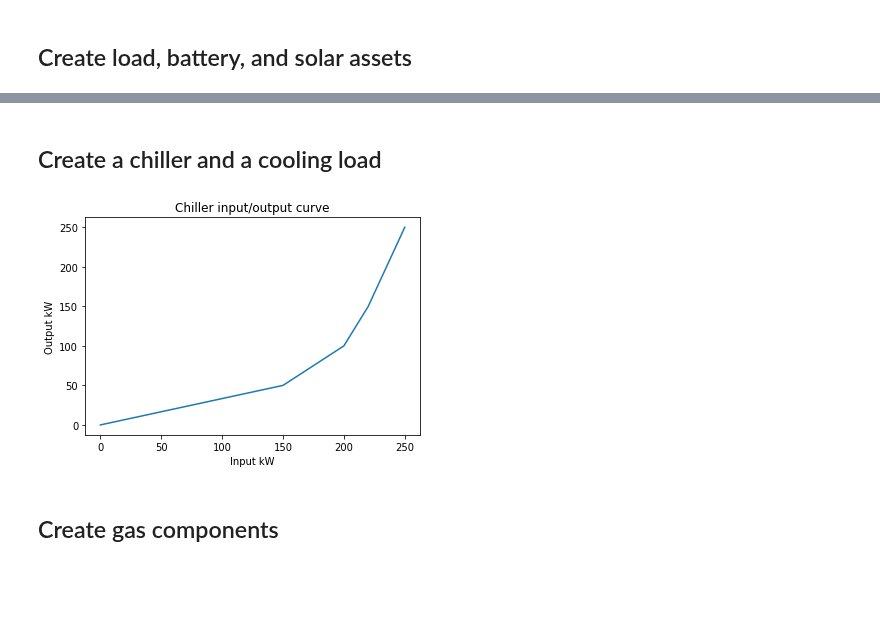
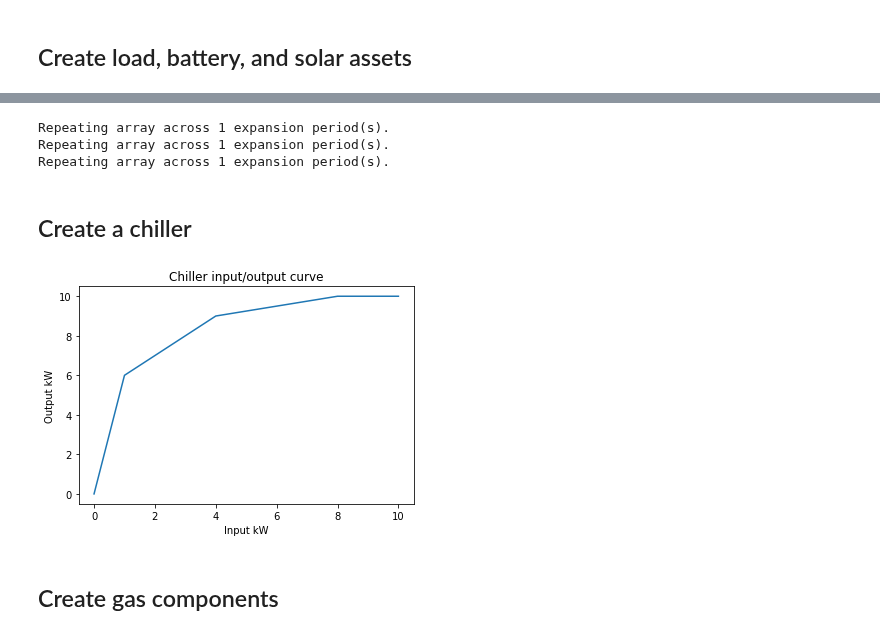
Before and after one commit to bsgip/echo, a Jupyter notebook: scripts/jupyter_examples/f&s_demo.ipynb, the cells around one changed output, grey strips where cells are left out. Saved outputs shown, nothing was run; the diff lists cells and outputs as text; code cells hidden in the pictures; blank space fills up the shorter version.

```diff
--- a/scripts/jupyter_examples/f&s_demo.ipynb
+++ b/scripts/jupyter_examples/f&s_demo.ipynb
@@ -115,34 +113,47 @@ battery_node.ports['battery'] = battery_port
+# %%
+# format as dicts
+ub_dict = generate_dict_with_pyomo_keys_from_array(daily_ub*7, time_periods)
+lb_dict = generate_dict_with_pyomo_keys_from_array(daily_lb*7, time_periods)
+ambient_dict = generate_dict_with_pyomo_keys_from_array(ambient_week, time_periods)
+
+thermal_load = ThermalNode(node_name='thermal_load',
+                           temp_ub = ub_dict,
+                           temp_lb = lb_dict,
+                           external_temp = ambient_dict,
+                           temp_to_energy_coef=1,
+                           loss_factor = 0.05,
+                           gain_factor = 0.05,
+                           )
+# Add separate heating and cooling ports
+thermal_load.ports['heating'] = ThermalPort(flows=Flows.Import)
+thermal_load.ports['cooling'] = ThermalPort(flows=Flows.Export)
+# %% [output]
+Repeating array across 1 expansion period(s).
+Repeating array across 1 expansion period(s).
+Repeating array across 1 expansion period(s).
 # %% [markdown]
-## Create a chiller and a cooling load
+## Create a chiller
 # %%
 # Chiller node
-chiller_node = SimpleChiller(node_name='chiller',
-                             input_ub=250,
-                             output_ub=250) # Rating in kW
+chiller_node = SimpleChiller(node_name='chiller')
 
 # Define pairs of points that maps chiller input to output. These points form a piecewise approx. of a nonlinear function.
-input_breakpoints = [0, 150, 200, 220, 250]
-output_values = [0, 50, 100, 150, 250]
+input_breakpoints = [0, 1, 4, 8, 10]
+output_values = [0, 6, 9, 10, 10]
+
 
 # Add these points to the chiller object
 chiller_node.add_input_pts(input_breakpoints, time_periods=time_periods, expansion_periods=expansion_periods)
 chiller_node.add_output_pts(output_values, time_periods=time_periods, expansion_periods=expansion_periods)
 
 # Plot
 plt.plot(input_breakpoints, np.array(output_values))
 plt.xlabel('Input kW')
 plt.ylabel('Output kW')
 plt.title('Chiller input/output curve')
 plt.show()
-
-
-# Create a cooling load
-cooling_node = Node(node_name='cooling_load')
-cooling_port = FixedThermalPort()
-cooling_port.add_initial_value_from_array([-100]*time_periods)
-cooling_node.ports['cooling load'] = cooling_port
 # %% [output]
-[figure, old version]
+[figure, new version]
 # %% [markdown]
 ## Create gas components
 # %%
```
Also changed, not shown: parts of 18 cells of this notebook, 5 other files.
